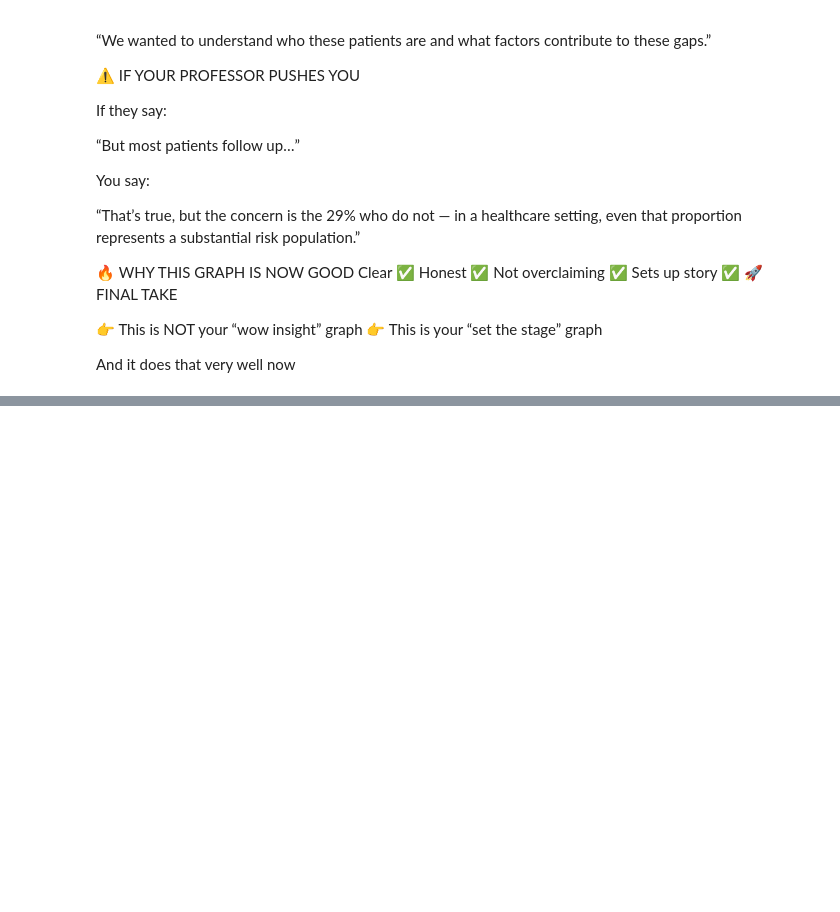
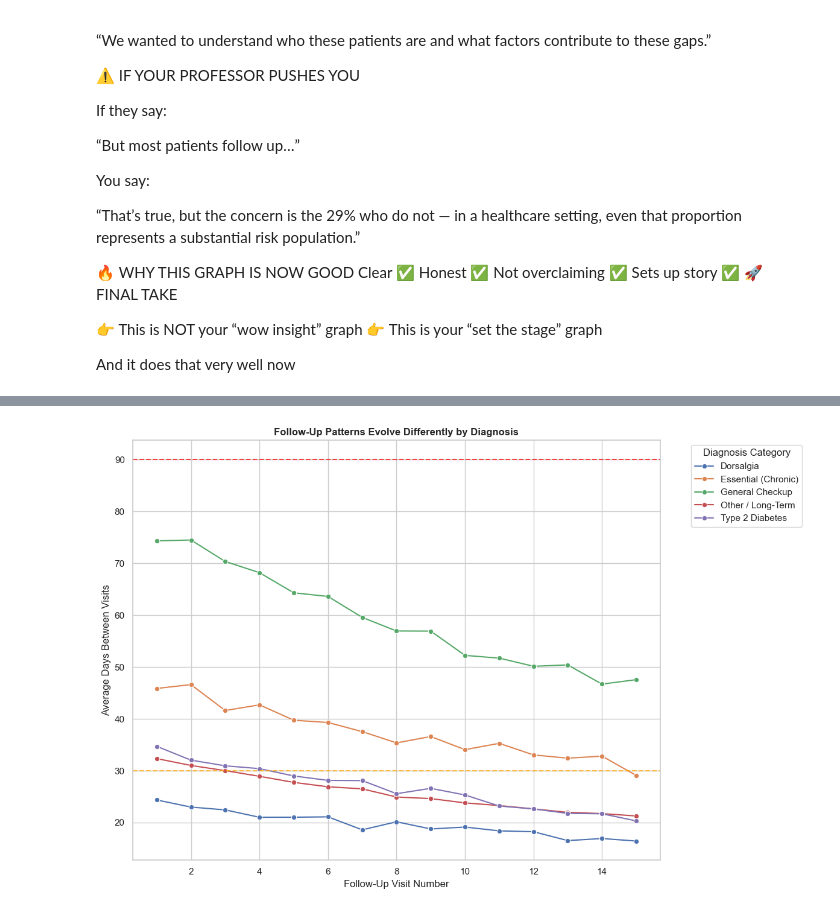
Before and after one commit to sampanackal45/DATAFEST26, a Jupyter notebook: datafestcode.ipynb, the cells around one changed output, grey strips where cells are left out. Drawn from its saved outputs; the diff is of its cells as text; code cells hidden in the pictures; blank space fills up the shorter version.

```diff
--- a/datafestcode.ipynb
+++ b/datafestcode.ipynb
@@ -2124,0 +2287,77 @@ And it does that very well now
+# %%
+import pandas as pd
+import matplotlib.pyplot as plt
+import seaborn as sns
+
+sns.set_theme(style="whitegrid")
+
+# -----------------------------
+# DATA PREP
+# -----------------------------
+df["Date"] = pd.to_datetime(df["Date"], errors="coerce")
+df = df.sort_values(by=["PatientDurableKey", "Date"])
+
+# compute gaps
+df["TimeGap"] = df.groupby("PatientDurableKey")["Date"].diff().dt.days
+
+# visit sequence
+df["VisitNumber"] = df.groupby("PatientDurableKey").cumcount()
+
+df_clean = df.dropna(subset=["TimeGap", "GroupName"])
+
+# -----------------------------
+# CATEGORY MAPPING (same as 2A)
+# -----------------------------
+def categorize_diag(name):
+    name = str(name).lower()
+
+    if "dorsalgia" in name:
+        return "Dorsalgia"
+    elif "diabetes" in name:
+        return "Type 2 Diabetes"
+    elif "encounter for general examination" in name:
+        return "General Checkup"
+    elif "essential" in name:
+        return "Essential (Chronic)"
+    else:
+        return "Other / Long-Term"
+
+df_clean["DiagGroup"] = df_clean["GroupName"].apply(categorize_diag)
+
+# -----------------------------
+# AGGREGATE (KEY STEP)
+# -----------------------------
+df_trend = (
+    df_clean[df_clean["VisitNumber"] <= 15]  # keep it readable
+    .groupby(["DiagGroup", "VisitNumber"])["TimeGap"]
+    .mean()
+    .reset_index()
+)
+
+# -----------------------------
+# PLOT
+# -----------------------------
+plt.figure(figsize=(12,8))
+
+sns.lineplot(
+    data=df_trend,
+    x="VisitNumber",
+    y="TimeGap",
+    hue="DiagGroup",
+    marker="o"
+)
+
+# reference lines
+plt.axhline(30, linestyle="--", color="orange", alpha=0.7)
+plt.axhline(90, linestyle="--", color="red", alpha=0.7)
+
+plt.xlabel("Follow-Up Visit Number")
+plt.ylabel("Average Days Between Visits")
+
+plt.title("Follow-Up Patterns Evolve Differently by Diagnosis", weight="bold")
+
+plt.legend(title="Diagnosis Category", bbox_to_anchor=(1.05,1))
+
+plt.tight_layout()
+plt.show()
+# %% [output]
@@ -2124,0 +2369 @@ And it does that very well now
+[figure, added]
```
Also changed, not shown: parts of 8 cells of this notebook.
